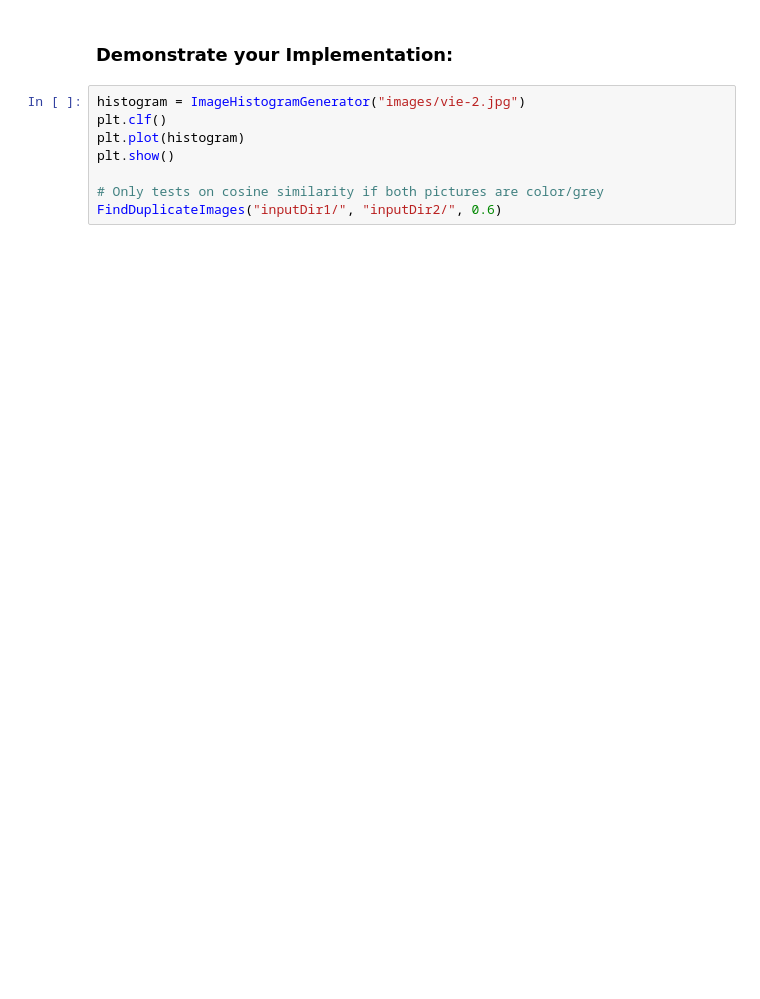
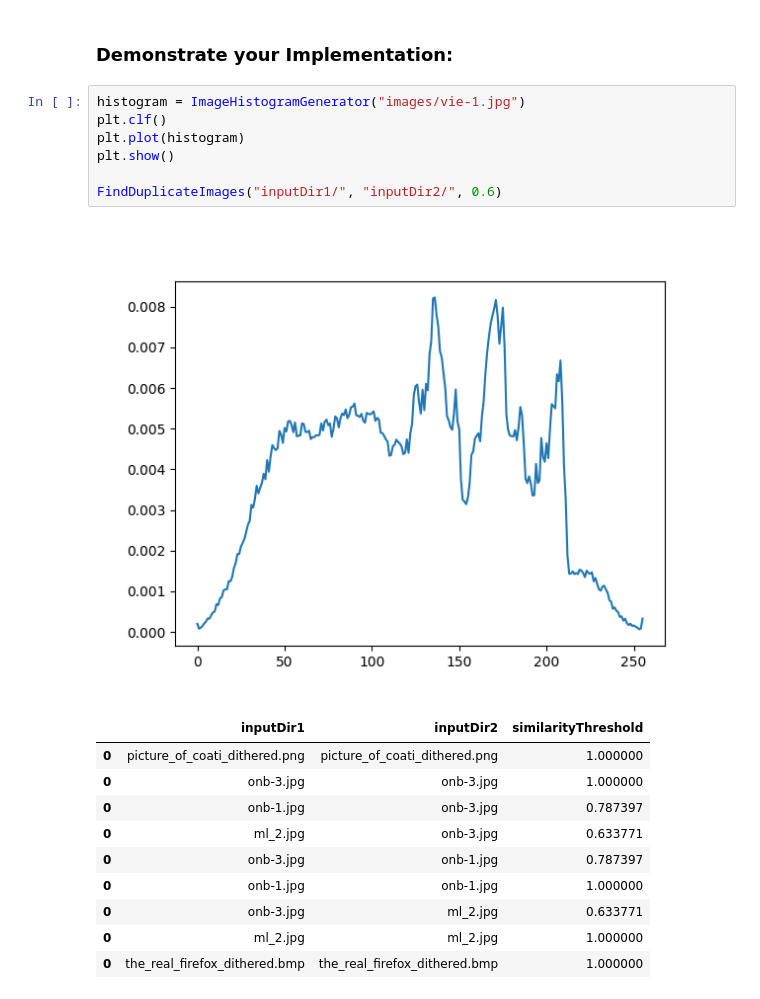
Before and after one commit to orcunilker/Multimedia-Representation-and-Encoding, a Jupyter notebook: MRE_A1_def.ipynb, the cells around one changed output. Cells and saved outputs as stored; diff of their text form; blank space fills up the shorter version.

```diff
--- a/MRE_A1_def.ipynb
+++ b/MRE_A1_def.ipynb
@@ -215,10 +247,21 @@ Bins represent the values. In Images: for each bin/value (0-255), how many pixel
 # %% [markdown]
 ### Demonstrate your Implementation:
 # %%
-histogram = ImageHistogramGenerator("images/vie-2.jpg")
+histogram = ImageHistogramGenerator("images/vie-1.jpg")
 plt.clf()
 plt.plot(histogram)
 plt.show()
 
-# Only tests on cosine similarity if both pictures are color/grey
 FindDuplicateImages("inputDir1/", "inputDir2/", 0.6)
+# %% [output]
+[figure, added]
+|  | inputDir1 | inputDir2 | similarityThreshold |
+| 0 | picture_of_coati_dithered.png | picture_of_coati_dithered.png | 1.000000 |
+| 0 | onb-3.jpg | onb-3.jpg | 1.000000 |
+| 0 | onb-1.jpg | onb-3.jpg | 0.787397 |
+| 0 | ml_2.jpg | onb-3.jpg | 0.633771 |
+| 0 | onb-3.jpg | onb-1.jpg | 0.787397 |
+| 0 | onb-1.jpg | onb-1.jpg | 1.000000 |
+| 0 | onb-3.jpg | ml_2.jpg | 0.633771 |
+| 0 | ml_2.jpg | ml_2.jpg | 1.000000 |
+| 0 | the_real_firefox_dithered.bmp | the_real_firefox_dithered.bmp | 1.000000 |
```
Also changed, not shown: parts of 4 cells of this notebook, 3 other files.
